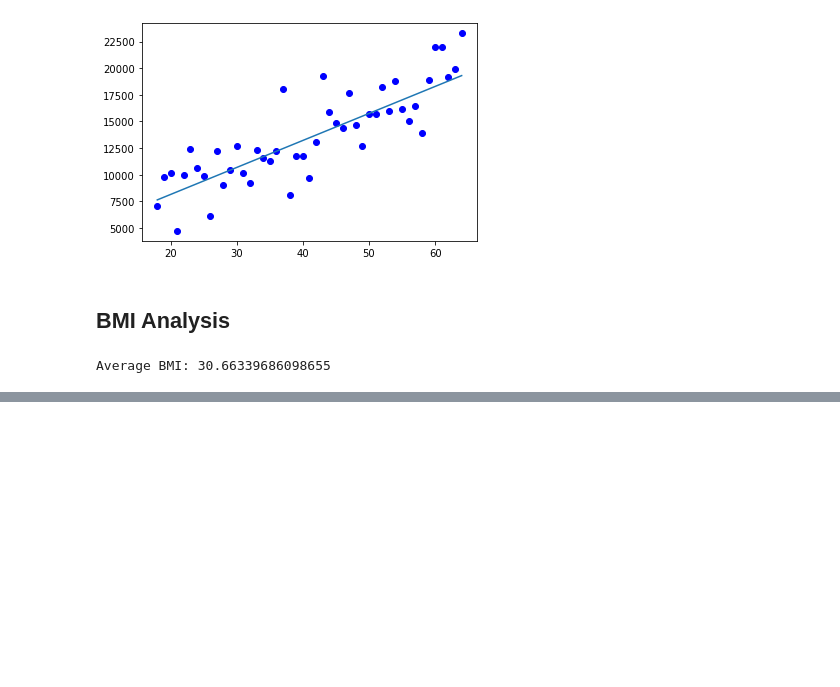
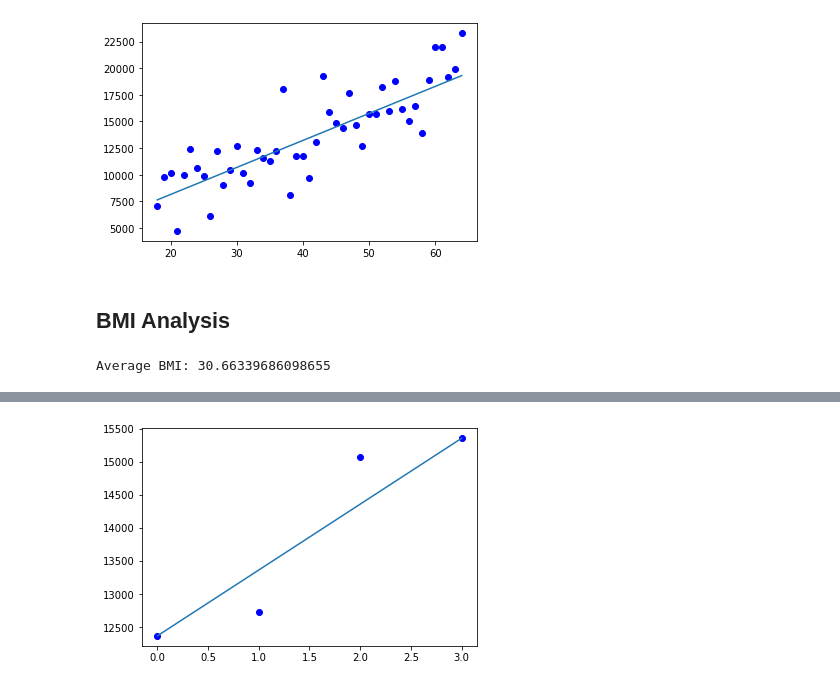
Before and after one commit to nelsen129/us-medical-insurance-costs, a Jupyter notebook: us-medical-insurance-costs.ipynb, the cells around one changed output, grey strips where cells are left out. Saved outputs shown, nothing was run; the diff lists cells and outputs as text; code cells hidden in the pictures; blank space fills up the shorter version.

```diff
--- a/us-medical-insurance-costs.ipynb
+++ b/us-medical-insurance-costs.ipynb
@@ -162,0 +169,5 @@ plt.show()
+# %%
+children_unique, children_significant = get_unique_and_significant_values(children_nums)
+avg_cost_per_children = np.array([np.array(costs[children_nums==i], dtype=float).mean()
+                                  for i in children_significant])
+children_costs = np.stack([children_significant, avg_cost_per_children], axis=-1)
@@ -162,0 +179,7 @@ plt.show()
+# %%
+# Plot the results of the linear regression
+predicted_ys = get_y(m_children, b_children, children_costs[:, 0])
+plt.plot(children_costs[:, 0], children_costs[:, 1], 'bo', children_costs[:, 0], predicted_ys)
+plt.show()
+# %% [output]
+[figure, added]
```
Also changed, not shown: parts of 7 cells of this notebook, 1 other file.
